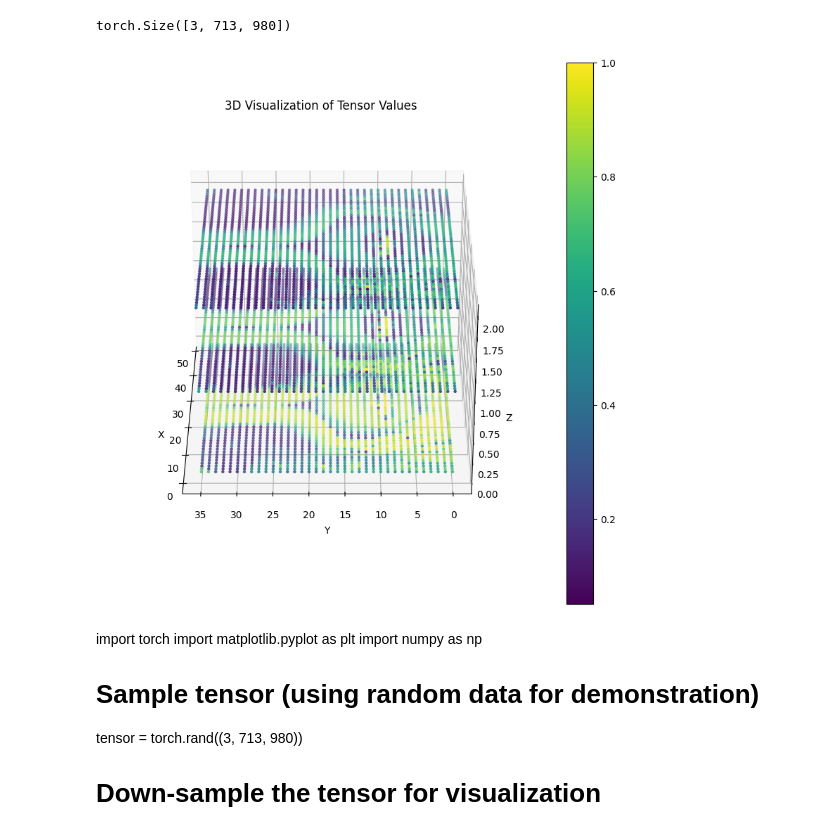
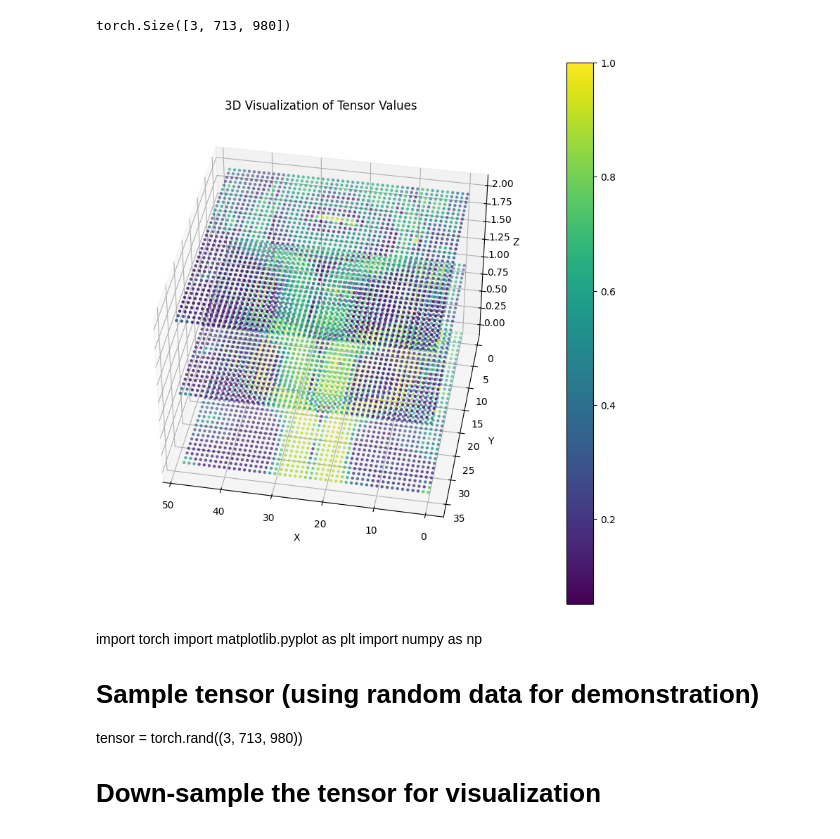
Before and after one commit to imaxfp/neural_n00b, a Jupyter notebook: 0_linear_algebra.ipynb, the cells around one changed output. Cells and saved outputs as stored; diff of their text form; code cells hidden in the pictures.

```diff
--- a/0_linear_algebra.ipynb
+++ b/0_linear_algebra.ipynb
@@ -306,35 +306,35 @@ torch.Size([3, 713, 980])
 # %%
 import torch
 import matplotlib.pyplot as plt
 import numpy as np
 
 # Sample tensor (using random data for demonstration)
 tensor = image_tensor
 
 # Down-sample the tensor for visualization
 stride = 20
 tensor_small = tensor[:, ::stride, ::stride]
 
 # Extracting x, y, z coordinates and values
 z, y, x = tensor_small.nonzero(as_tuple=True)
 values = tensor_small[z, y, x].numpy()
 
 fig = plt.figure(figsize=(10, 10))
 ax = fig.add_subplot(111, projection='3d')
 
 scatter = ax.scatter(x.numpy(), y.numpy(), z.numpy(), c=values, cmap='viridis', s=5)
 plt.colorbar(scatter)
 
 ax.set_xlabel('X')
 ax.set_ylabel('Y')
 ax.set_zlabel('Z')
 ax.set_title('3D Visualization of Tensor Values')
 
-ax.view_init(elev=30, azim=100)
+ax.view_init(elev=40, azim=100)
 
 plt.show()
 # %% [output]
-[figure, old version]
+[figure, new version]
 # %% [markdown]
 import torch
 import matplotlib.pyplot as plt
```
Also changed, not shown: parts of 1 cell of this notebook, 20 other files.
